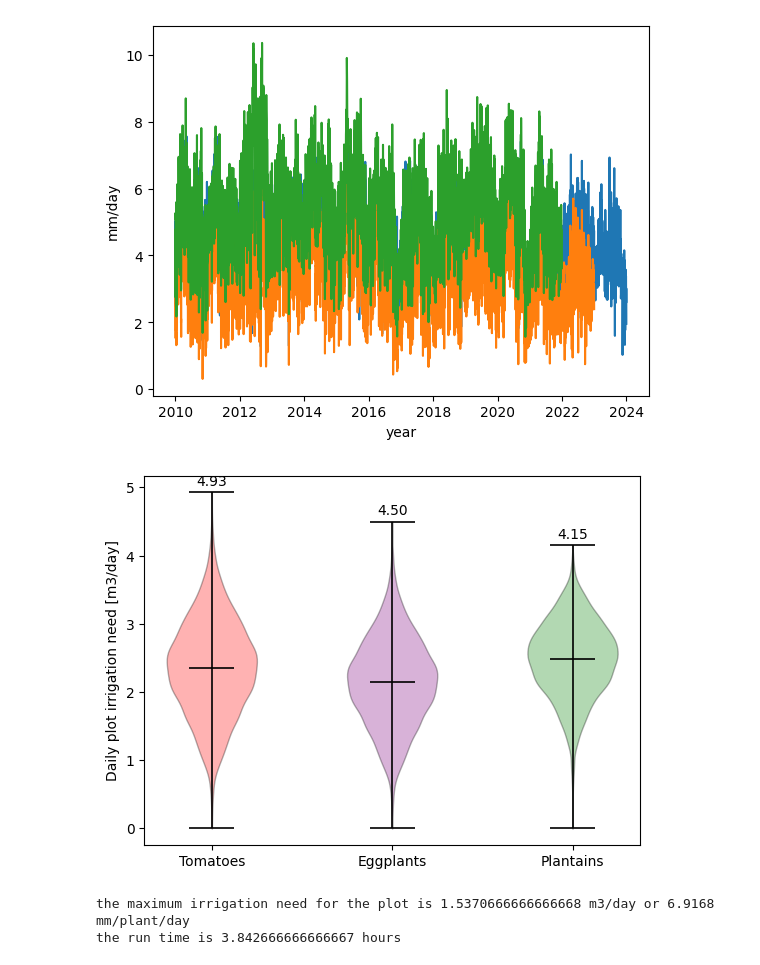
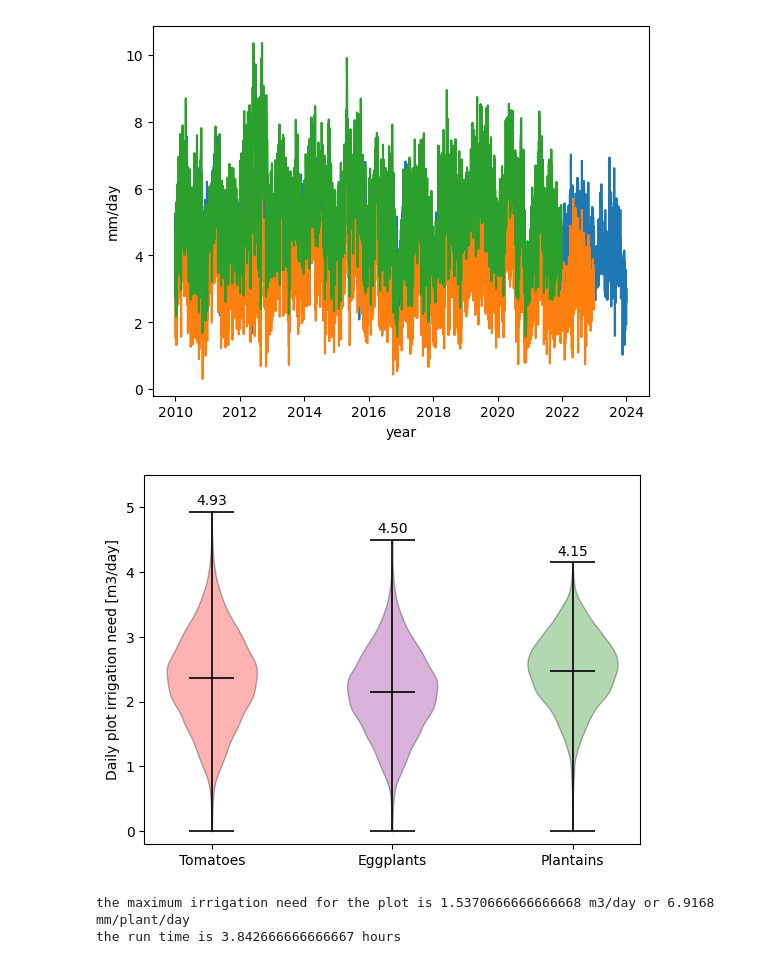
Before and after one commit to mascholten123/Code, a Jupyter notebook: NetworkCode/PlantWaterCalcs.ipynb, the cells around one changed output. Cells and saved outputs as stored; diff of their text form; code cells hidden in the pictures.

```diff
--- a/NetworkCode/PlantWaterCalcs.ipynb
+++ b/NetworkCode/PlantWaterCalcs.ipynb
@@ -364,29 +364,30 @@ Text(0, 0.5, 'mm/day')
 # %%
 # box plot of irrigation need per day for
 colors = ['red', 'purple', 'green']
 data =  df_tomatoes['total irrigation need'], df_eggplant['total irrigation need'],df_plantains['total irrigation need']
 parts = plt.violinplot(data, showmeans=True)
 plt.ylabel('Daily plot irrigation need [m3/day]')
 plt.xticks([1, 2, 3], ['Tomatoes', 'Eggplants', 'Plantains'])
 for i, (color, pc) in enumerate(zip(colors, parts['bodies'])):
     pc.set_facecolor(color)
     pc.set_edgecolor('black')
 
 for partname in ('cbars', 'cmeans','cmaxes', 'cmins', ):
     vp = parts[partname]
     vp.set_edgecolor('black')
     vp.set_linewidth(1.2)
 
 # Annotate maximum values
 for i, d in enumerate(data):
     max_value = np.max(d)
     plt.annotate(f'{max_value:.2f}', xy=(i + 1, max_value), xytext=(0, +5), textcoords='offset points', ha='center', color='black')
 
 #plt.yticks(np.arange(0, 9, 1))
+plt.ylim(-.2, 5.5)
 
 plt.show()
 # %% [output]
-[figure, old version]
+[figure, new version]
 # %%
 
 V_max = max(df_plantains['total irrigation need'])
```
